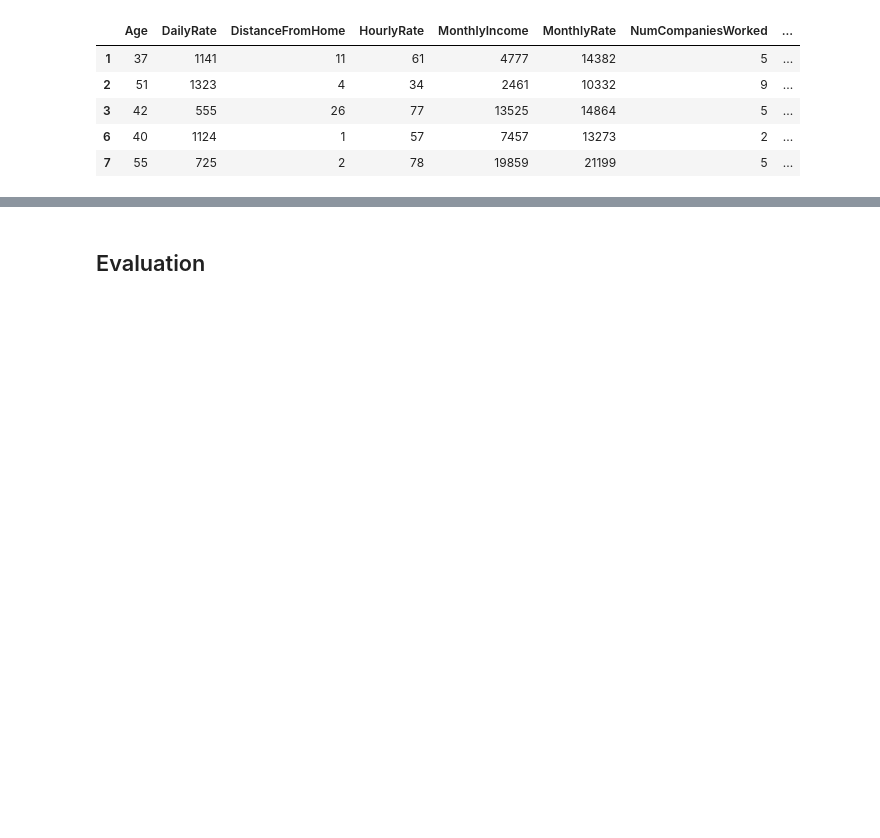
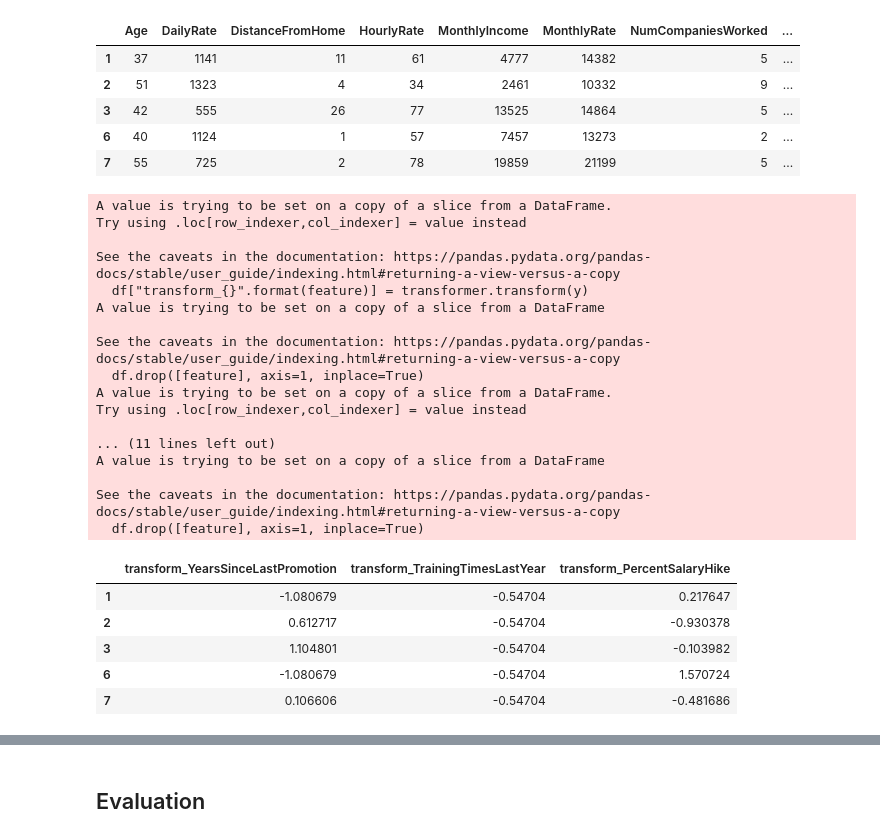
Before and after one commit to yudis2/BPDS, a Jupyter notebook: notebook.ipynb, the cells around one changed output, grey strips where cells are left out. Cells and saved outputs as stored; diff of their text form; code cells hidden in the pictures; blank space fills up the shorter version.

```diff
--- a/notebook.ipynb
+++ b/notebook.ipynb
@@ -272,6 +274,36 @@ kmeans_df.head(5)
 | 3 | 42 | 555 | 26 | 77 | 13525 | 14864 | 5 | ... |
 | 6 | 40 | 1124 | 1 | 57 | 7457 | 13273 | 2 | ... |
 | 7 | 55 | 725 | 2 | 78 | 19859 | 21199 | 5 | ... |
+# %%
+transformed_kmeans_df = power_transforms(
+    features=["YearsSinceLastPromotion", "TrainingTimesLastYear", "PercentSalaryHike"],
+    df=kmeans_df
+)
+transformed_kmeans_df.head()
+# %% [output]
+A value is trying to be set on a copy of a slice from a DataFrame.
+Try using .loc[row_indexer,col_indexer] = value instead
+
+See the caveats in the documentation: https://pandas.pydata.org/pandas-docs/stable/user_guide/indexing.html#returning-a-view-versus-a-copy
+  df["transform_{}".format(feature)] = transformer.transform(y)
+A value is trying to be set on a copy of a slice from a DataFrame
+
+See the caveats in the documentation: https://pandas.pydata.org/pandas-docs/stable/user_guide/indexing.html#returning-a-view-versus-a-copy
+  df.drop([feature], axis=1, inplace=True)
+A value is trying to be set on a copy of a slice from a DataFrame.
+Try using .loc[row_indexer,col_indexer] = value instead
+
+... (11 lines left out)
+A value is trying to be set on a copy of a slice from a DataFrame
+
+See the caveats in the documentation: https://pandas.pydata.org/pandas-docs/stable/user_guide/indexing.html#returning-a-view-versus-a-copy
+  df.drop([feature], axis=1, inplace=True)
+|  | transform_YearsSinceLastPromotion | transform_TrainingTimesLastYear | transform_PercentSalaryHike |
+| 1 | -1.080679 | -0.54704 | 0.217647 |
+| 2 | 0.612717 | -0.54704 | -0.930378 |
+| 3 | 1.104801 | -0.54704 | -0.103982 |
+| 6 | -1.080679 | -0.54704 | 1.570724 |
+| 7 | 0.106606 | -0.54704 | -0.481686 |
 # %%
 from sklearn.preprocessing import PowerTransformer
 import joblib
```
Also changed, not shown: parts of 3 cells of this notebook.
